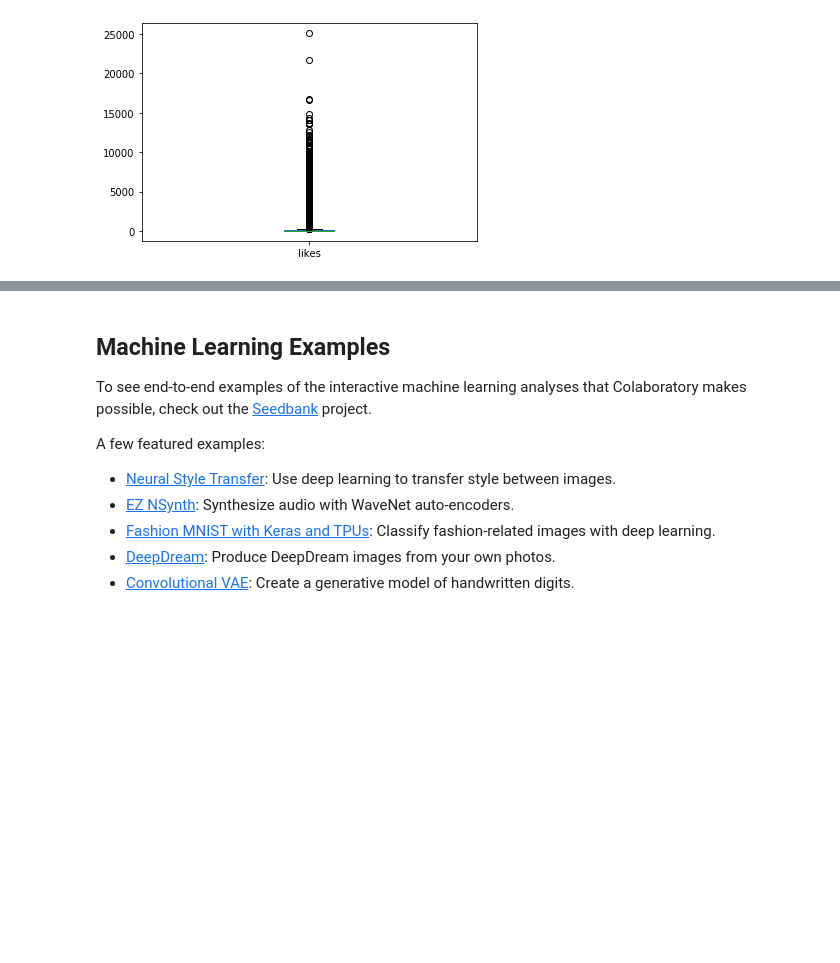
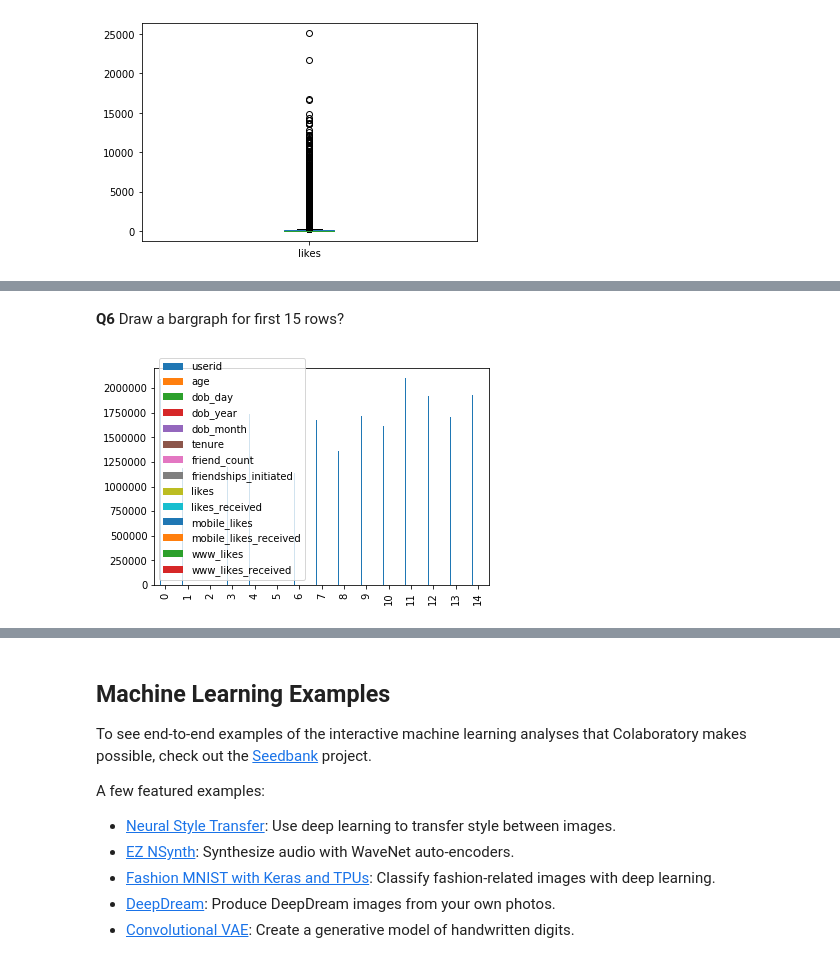
Before and after one commit to 19PA1A0474/code-era, a Jupyter notebook: HEADACHE2.ipynb, the cells around one changed output, grey strips where cells are left out. Saved outputs shown, nothing was run; the diff lists cells and outputs as text; code cells hidden in the pictures; blank space fills up the shorter version.

```diff
--- a/HEADACHE2.ipynb
+++ b/HEADACHE2.ipynb
@@ -570,3 +660,11 @@ fb.plot(x='friend_count',y='likes',kind='box')
+# %% [markdown]
+**Q6**  Draw a bargraph for first 15 rows?
+# %%
+a=fb.head(15)
+a.plot(kind='bar')
+plt.show()
+# %% [output]
+[figure, added]
 # %% [markdown]
 ## More Resources
 
```
Also changed, not shown: parts of 25 cells of this notebook.
